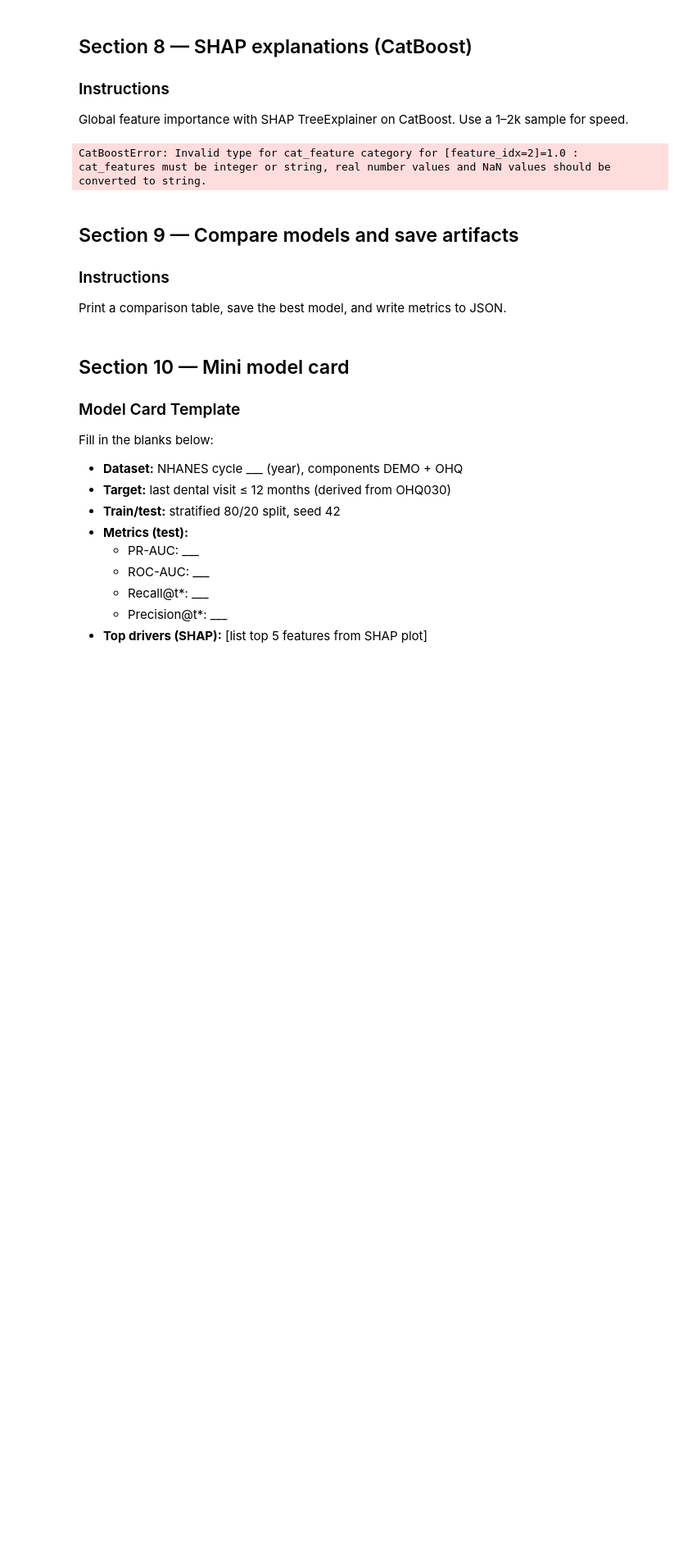
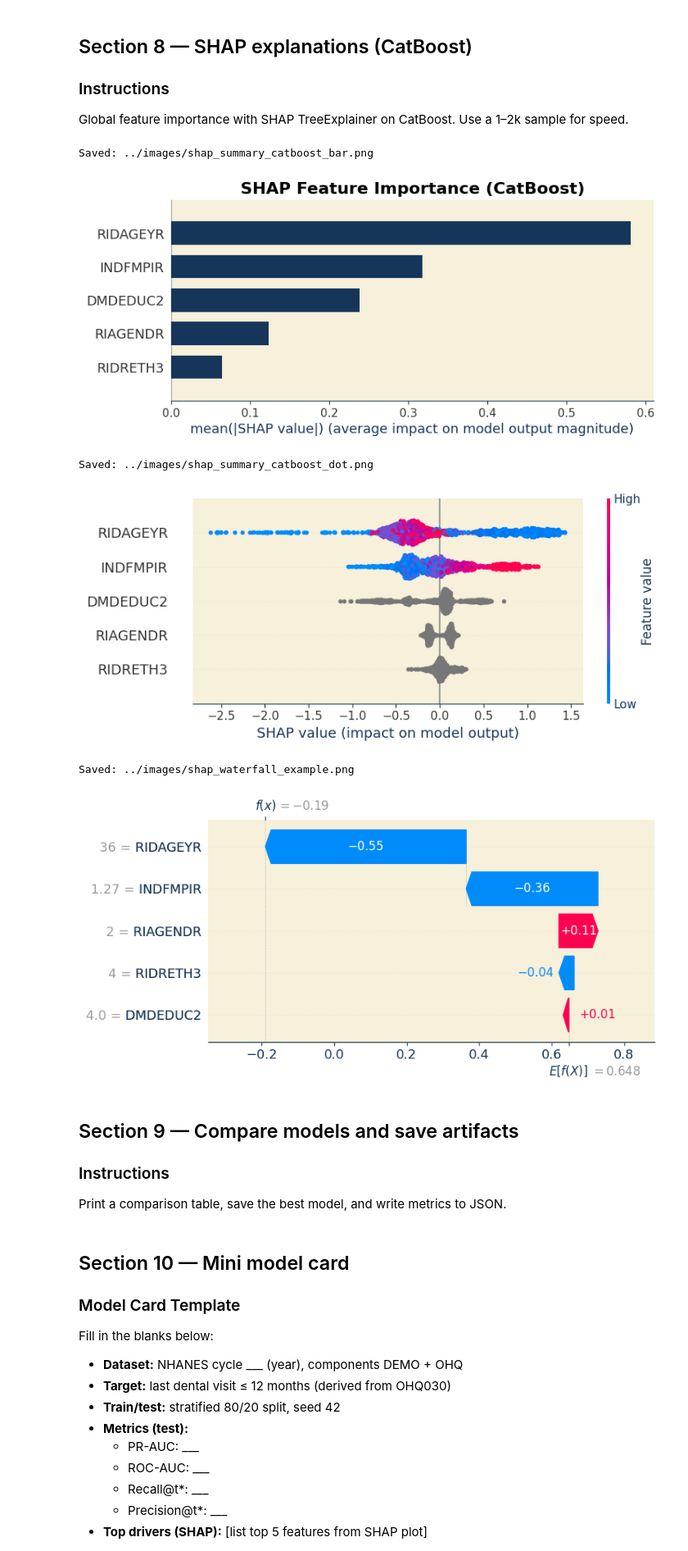
Before and after one commit to Tuminha/NHANES-oral-health-Predictor, a Jupyter notebook: notebooks/nhanes_dental_visits_one_notebook.ipynb, the cells around one changed output. Shown at 82% size. Cells and saved outputs as stored; diff of their text form; code cells hidden in the pictures; blank space fills up the shorter version.

```diff
--- a/notebooks/nhanes_dental_visits_one_notebook.ipynb
+++ b/notebooks/nhanes_dental_visits_one_notebook.ipynb
@@ -674,34 +674,51 @@ Global feature importance with SHAP TreeExplainer on CatBoost. Use a 1–2k samp
 # %%
 # TODO: sample test set for SHAP (1-2k samples for speed)
 sample_size = min(2000, len(X_test))
 sample_idx = np.random.choice(len(X_test), size=sample_size, replace=False)
-X_test_sample = X_test.iloc[sample_idx]
+X_test_sample = X_test.iloc[sample_idx].copy()
+
+# Convert categorical features to string type for CatBoost compatibility
+for col in X_test_sample.columns:
+    if col in cat_model.feature_names_:
+        col_idx = list(cat_model.feature_names_).index(col)
+        if col_idx in cat_model.get_cat_feature_indices():
+            X_test_sample[col] = X_test_sample[col].astype(str)
 
 explainer = shap.TreeExplainer(cat_model)
 
 shap_values = explainer.shap_values(X_test_sample)
 
 fig, ax = plt.subplots(figsize=(10, 8))
 shap.summary_plot(shap_values, X_test_sample, show=False, plot_type="bar",
                   color=colors['periospot_blue'])
 ax.set_title('SHAP Feature Importance (CatBoost)',
              fontsize=mpl_config['title_size'], fontweight='bold')
 savefig('../images/shap_summary_catboost_bar.png')
+plt.show()
 plt.close()
 
 fig, ax = plt.subplots(figsize=(10, 8))
 shap.summary_plot(shap_values, X_test_sample, show=False,
                   plot_type="dot", max_display=15)
 savefig('../images/shap_summary_catboost_dot.png')
+plt.show()
 plt.close()
 
 instance_idx = 0
-shap.waterfall_plot(explainer.expected_value, shap_values[instance_idx],
-                    X_test_sample.iloc[instance_idx], show=False)
+shap.waterfall_plot(shap.Explanation(values=shap_values[instance_idx],
+                                      base_values=explainer.expected_value,
+                                      data=X_test_sample.iloc[instance_idx]),
+                    show=False)
 savefig('../images/shap_waterfall_example.png')
+plt.show()
 plt.close()
 # %% [output]
-CatBoostError: Invalid type for cat_feature category for [feature_idx=2]=1.0 : cat_features must be integer or string, real number values and NaN values should be converted to string.
+Saved: ../images/shap_summary_catboost_bar.png
+[figure, added]
+Saved: ../images/shap_summary_catboost_dot.png
+[figure, added]
+Saved: ../images/shap_waterfall_example.png
+[figure, added]
 # %% [markdown]
 ## Section 9 — Compare models and save artifacts
 
```
Also changed, not shown: parts of 1 cell of this notebook, 4 other files.
